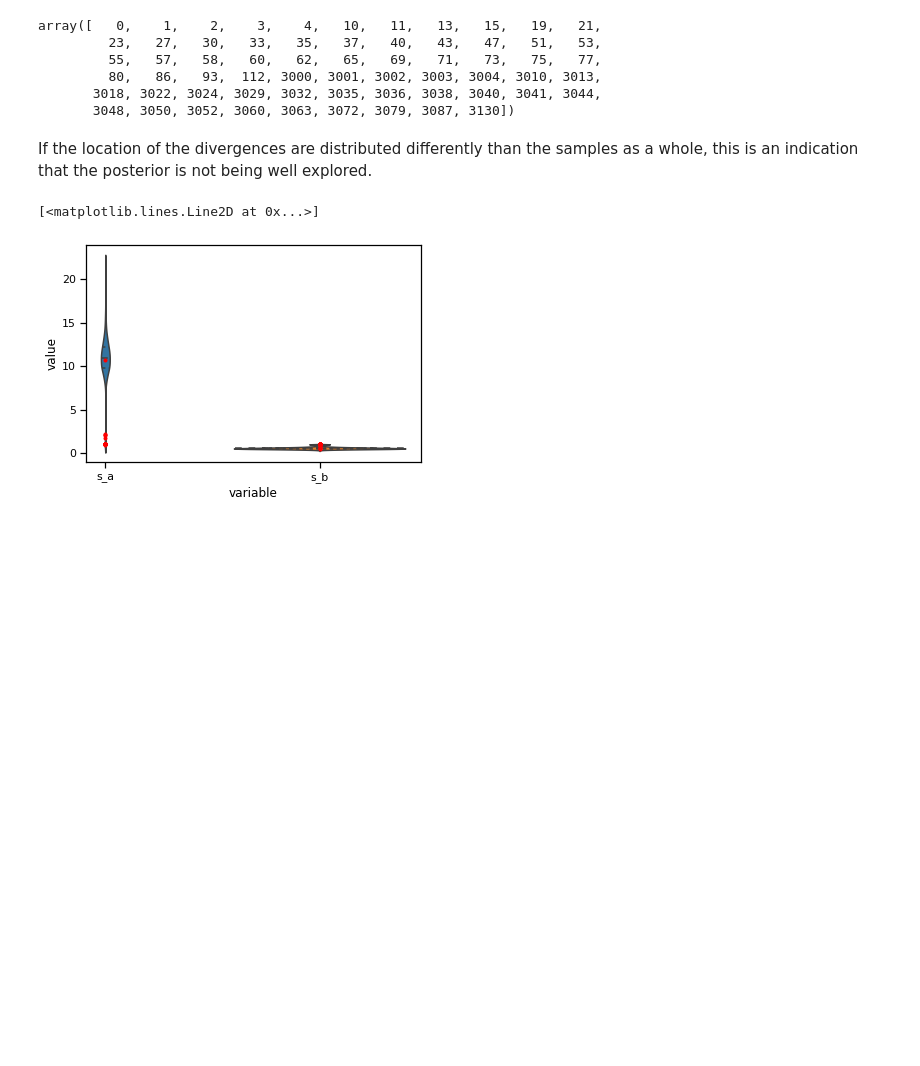
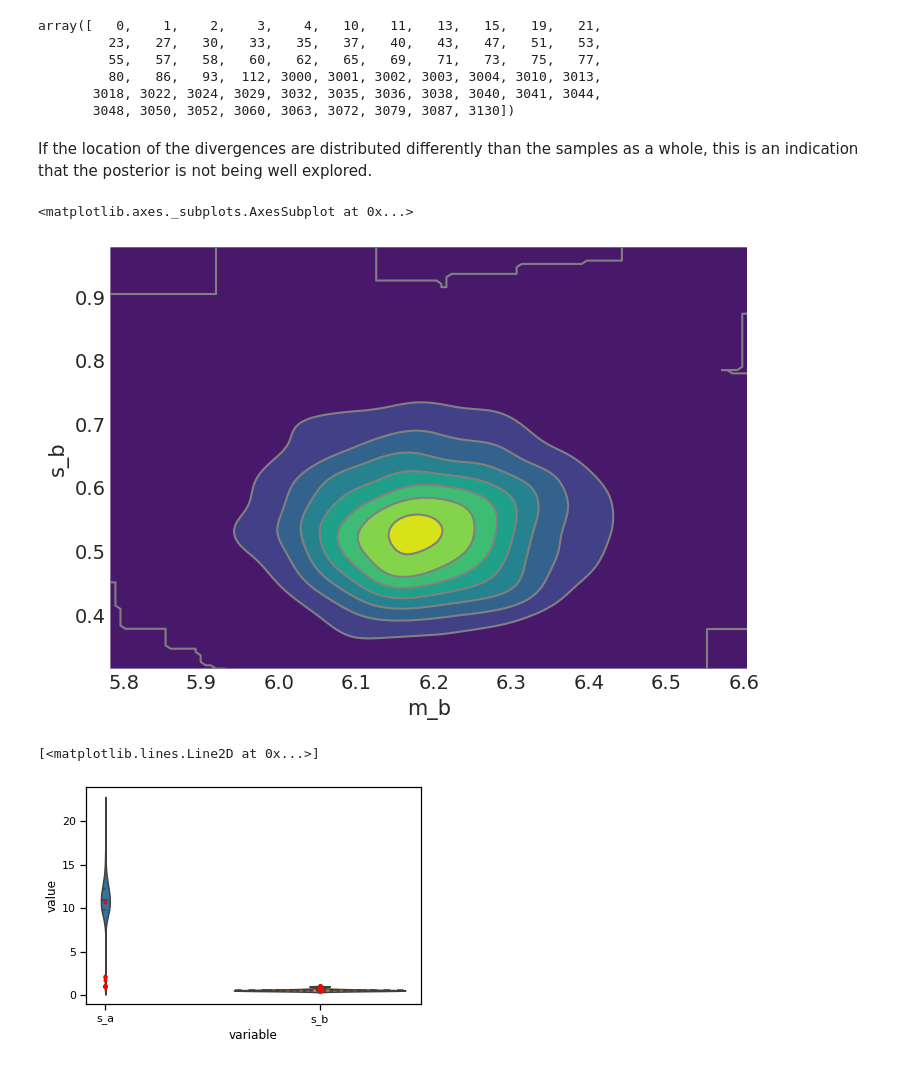
Before and after one commit to fonnesbeck/mcmc_pydata_london_2019, a Jupyter notebook: notebooks/4-Model_Checking.ipynb, the cells around one changed output. Saved outputs shown, nothing was run; the diff lists cells and outputs as text; code cells hidden in the pictures; blank space fills up the shorter version.

```diff
--- a/notebooks/4-Model_Checking.ipynb
+++ b/notebooks/4-Model_Checking.ipynb
@@ -491,6 +479,13 @@ array([   0,    1,    2,    3,    4,   10,   11,   13,   15,   19,   21,
        3048, 3050, 3052, 3060, 3063, 3072, 3079, 3087, 3130])
 # %% [markdown]
 If the location of the divergences are distributed differently than the samples as a whole, this is an indication that the posterior is not being well explored.
+# %%
+from arviz import plot_pair
+
+plot_pair(rat_output, var_names=['m_b', 's_b'], kind='kde', divergences=True)
+# %% [output]
+<matplotlib.axes._subplots.AxesSubplot at 0x...>
+[figure, added]
 # %%
 import pandas as pd
 trace_values = pd.DataFrame({v: trace[v] for v in ['s_a', 's_b']})
```
Also changed, not shown: parts of 21 cells of this notebook, 1 other file.
